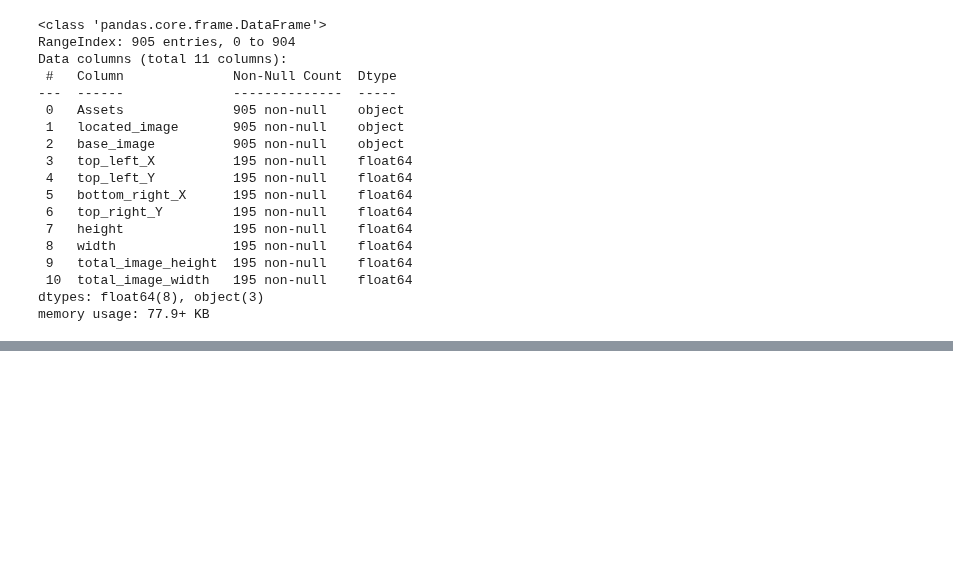
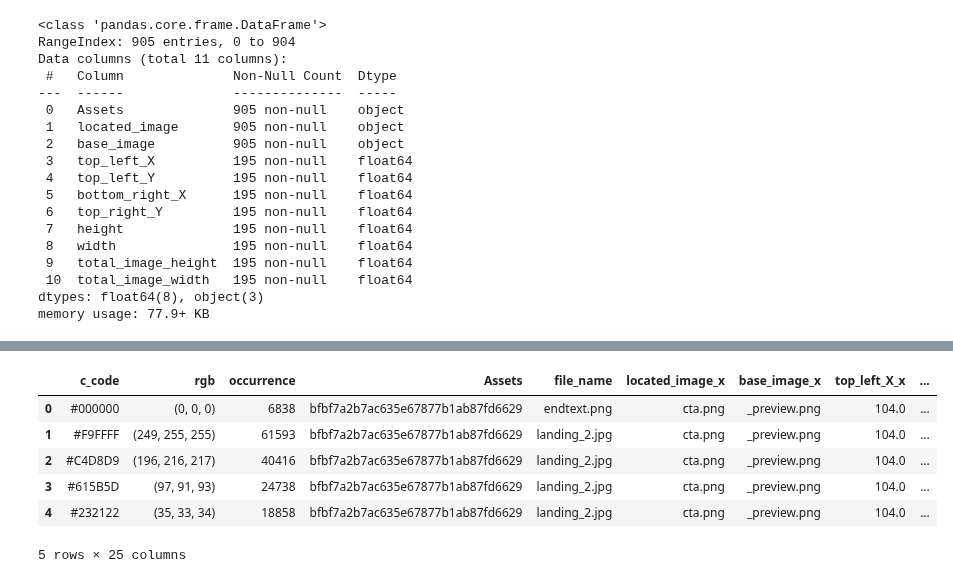
Before and after one commit to ad-Optimisation/ad_optimisation, a Jupyter notebook: notebooks/modeling.ipynb, the cells around one changed output, grey strips where cells are left out. Saved outputs shown, nothing was run; the diff lists cells and outputs as text; code cells hidden in the pictures; blank space fills up the shorter version.

```diff
--- a/notebooks/modeling.ipynb
+++ b/notebooks/modeling.ipynb
@@ -145,0 +181,12 @@ memory usage: 77.9+ KB
+# %%
+merged_df = pd.merge(pd.merge(color_data,cta_pos,on='Assets'),eng_pos,on='Assets')
+# %%
+merged_df.head()
+# %% [output]
+|  | c_code | rgb | occurrence | Assets | file_name | located_image_x | base_image_x | top_left_X_x | ... |
+| 0 | #000000 | (0, 0, 0) | 6838 | bfbf7a2b7ac635e67877b1ab87fd6629 | endtext.png | cta.png | _preview.png | 104.0 | ... |
+| 1 | #F9FFFF | (249, 255, 255) | 61593 | bfbf7a2b7ac635e67877b1ab87fd6629 | landing_2.jpg | cta.png | _preview.png | 104.0 | ... |
+| 2 | #C4D8D9 | (196, 216, 217) | 40416 | bfbf7a2b7ac635e67877b1ab87fd6629 | landing_2.jpg | cta.png | _preview.png | 104.0 | ... |
+| 3 | #615B5D | (97, 91, 93) | 24738 | bfbf7a2b7ac635e67877b1ab87fd6629 | landing_2.jpg | cta.png | _preview.png | 104.0 | ... |
+| 4 | #232122 | (35, 33, 34) | 18858 | bfbf7a2b7ac635e67877b1ab87fd6629 | landing_2.jpg | cta.png | _preview.png | 104.0 | ... |
+5 rows × 25 columns
```
Also changed, not shown: parts of 6 cells of this notebook.
